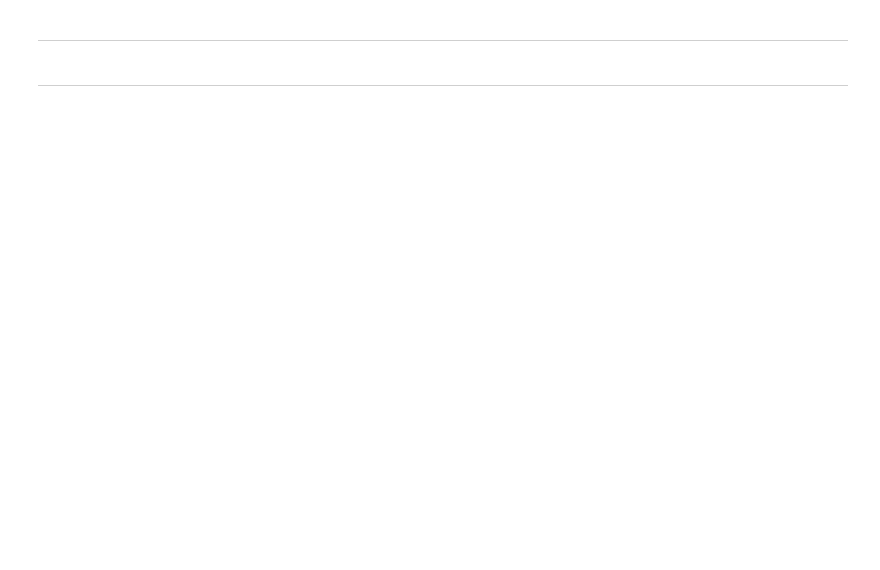
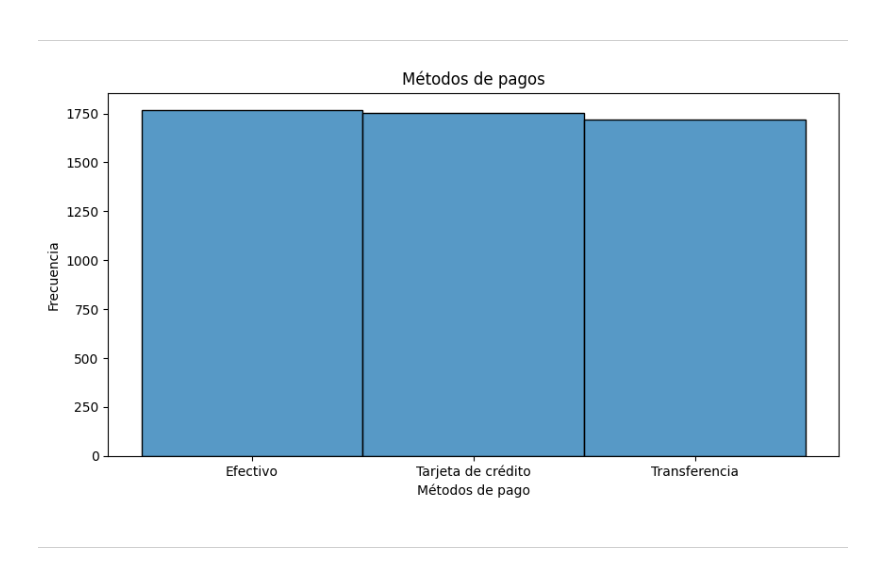
Before and after one commit to David-19960111/Sales-analysis, a Jupyter notebook: notebooks/analisis.ipynb, the cells around one changed output. Saved outputs shown, nothing was run; the diff lists cells and outputs as text; code cells hidden in the pictures; blank space fills up the shorter version.

```diff
--- a/notebooks/analisis.ipynb
+++ b/notebooks/analisis.ipynb
@@ -89,3 +90,12 @@ fig.show()
+# %%
+plt.figure(figsize=(10, 5))
+sns.histplot(data=df, x="Metodo de pago")
+plt.title("Métodos de pagos")
+plt.xlabel("Métodos de pago")
+plt.ylabel("Frecuencia")
+plt.show()
+# %% [output]
+[figure, added]
 # %% [markdown]
 ------------------
 # %%
```
Also changed, not shown: parts of 8 cells of this notebook, 1 other file.
